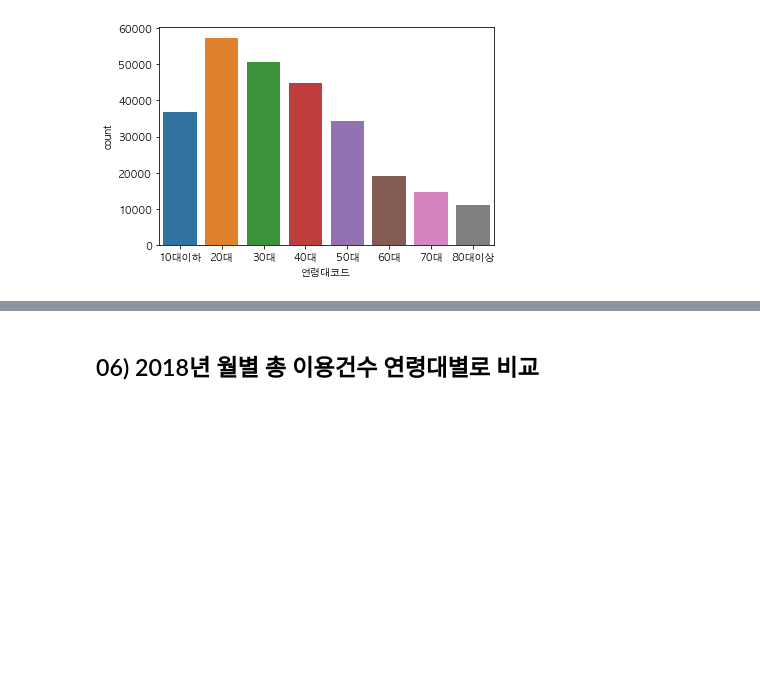
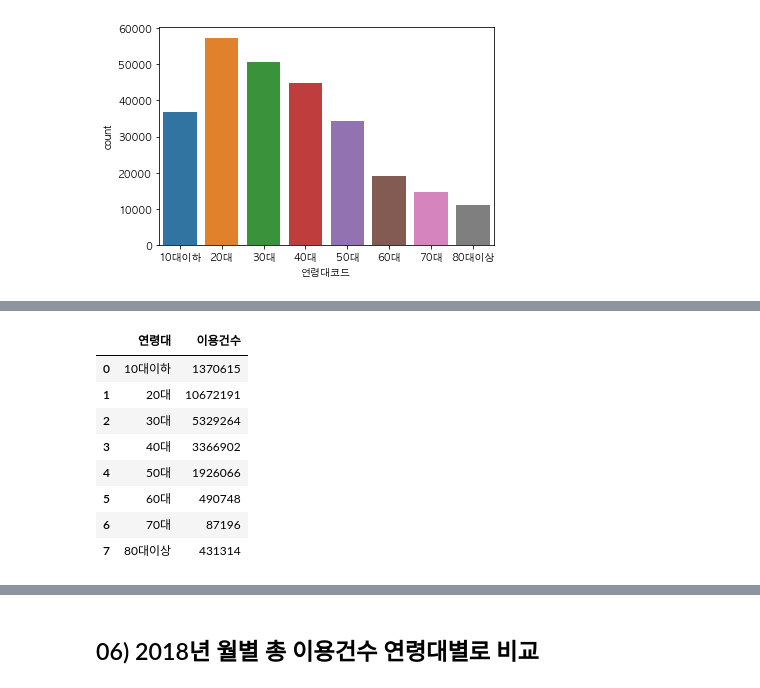
Before and after one commit to jinubot07/LikeLion_13th_DataCourse, a Jupyter notebook: 08_PRJ_team_project/code/정진우/TP_bike_AGE.ipynb, the cells around one changed output, grey strips where cells are left out. Saved outputs shown, nothing was run; the diff lists cells and outputs as text; code cells hidden in the pictures; blank space fills up the shorter version.

```diff
--- a/08_PRJ_team_project/code/정진우/TP_bike_AGE.ipynb
+++ b/08_PRJ_team_project/code/정진우/TP_bike_AGE.ipynb
@@ -505,0 +526,16 @@ sns.countplot(x='연령대코드', data=bike18)
+# %%
+bike20_total_age = bike20[['이용건수','연령대코드']].groupby(['연령대코드']).sum()
+bike20_total_age = pd.DataFrame({'연령대' : bike20_total_age.index,
+                                 '이용건수' : bike20_total_age['이용건수']})
+bike20_total_age = bike20_total_age.reset_index(drop=True)
+bike20_total_age
+# %% [output]
+|  | 연령대 | 이용건수 |
+| 0 | 10대이하 | 1370615 |
+| 1 | 20대 | 10672191 |
+| 2 | 30대 | 5329264 |
+| 3 | 40대 | 3366902 |
+| 4 | 50대 | 1926066 |
+| 5 | 60대 | 490748 |
+| 6 | 70대 | 87196 |
+| 7 | 80대이상 | 431314 |
```
Also changed, not shown: parts of 4 cells of this notebook, 1 other file.
